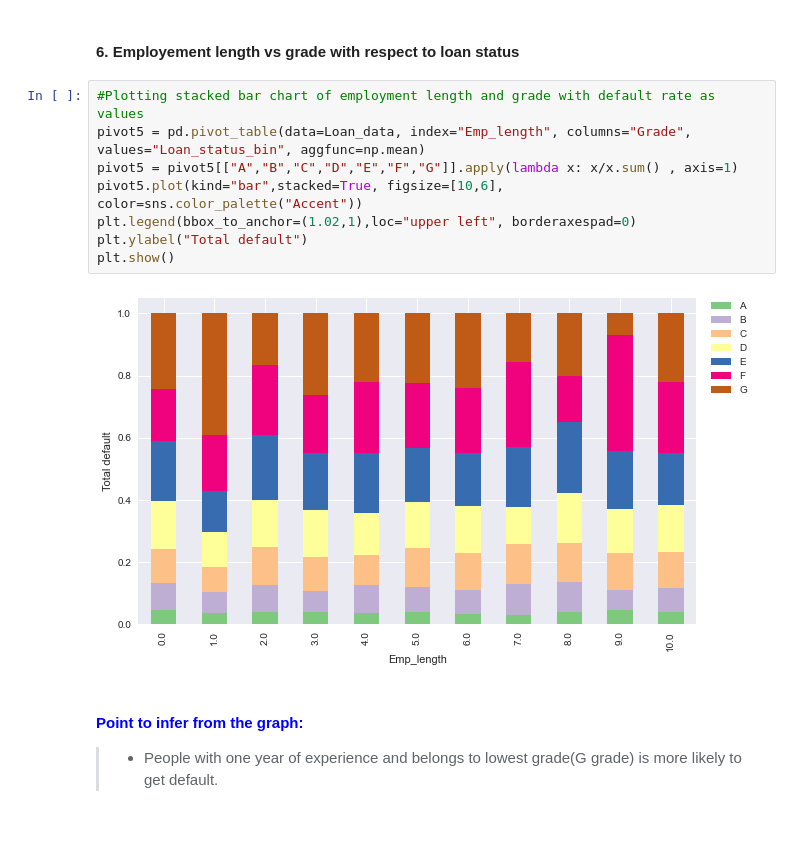
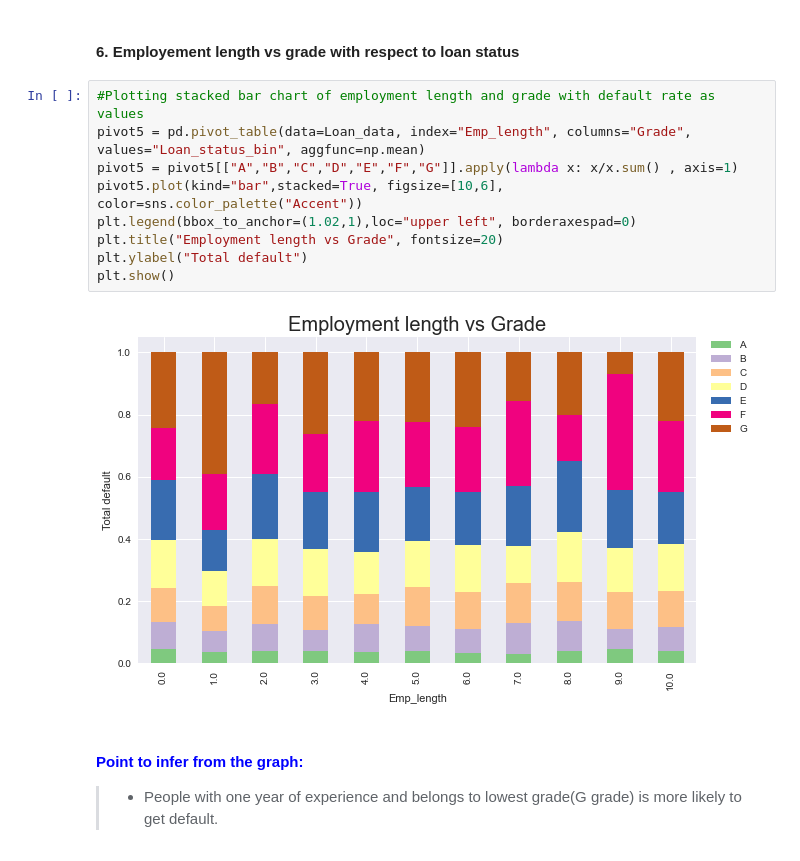
Before and after one commit to kanchanbisht1995/lending-case-study, a Jupyter notebook: kanchan_bisht.ipynb, the cells around one changed output. Cells and saved outputs as stored; diff of their text form; blank space fills up the shorter version.

Commit message:
added title for plot

```diff
--- a/kanchan_bisht.ipynb
+++ b/kanchan_bisht.ipynb
@@ -1192,13 +1192,14 @@ plt.show()
 # %%
 #Plotting stacked bar chart of employment length and grade with default rate as values
 pivot5 = pd.pivot_table(data=Loan_data, index="Emp_length", columns="Grade", values="Loan_status_bin", aggfunc=np.mean)
 pivot5 = pivot5[["A","B","C","D","E","F","G"]].apply(lambda x: x/x.sum() , axis=1)
 pivot5.plot(kind="bar",stacked=True, figsize=[10,6], color=sns.color_palette("Accent"))
 plt.legend(bbox_to_anchor=(1.02,1),loc="upper left", borderaxespad=0)
+plt.title("Employment length vs Grade", fontsize=20)
 plt.ylabel("Total default")
 plt.show()
 # %% [output]
-[figure, old version]
+[figure, new version]
 # %% [markdown]
 #### <font color="blue">Point to infer from the graph:
 > - People with one year of experience and belongs to lowest grade(G grade) is more likely to get default.
```
Also changed, not shown: parts of 6 cells of this notebook.
